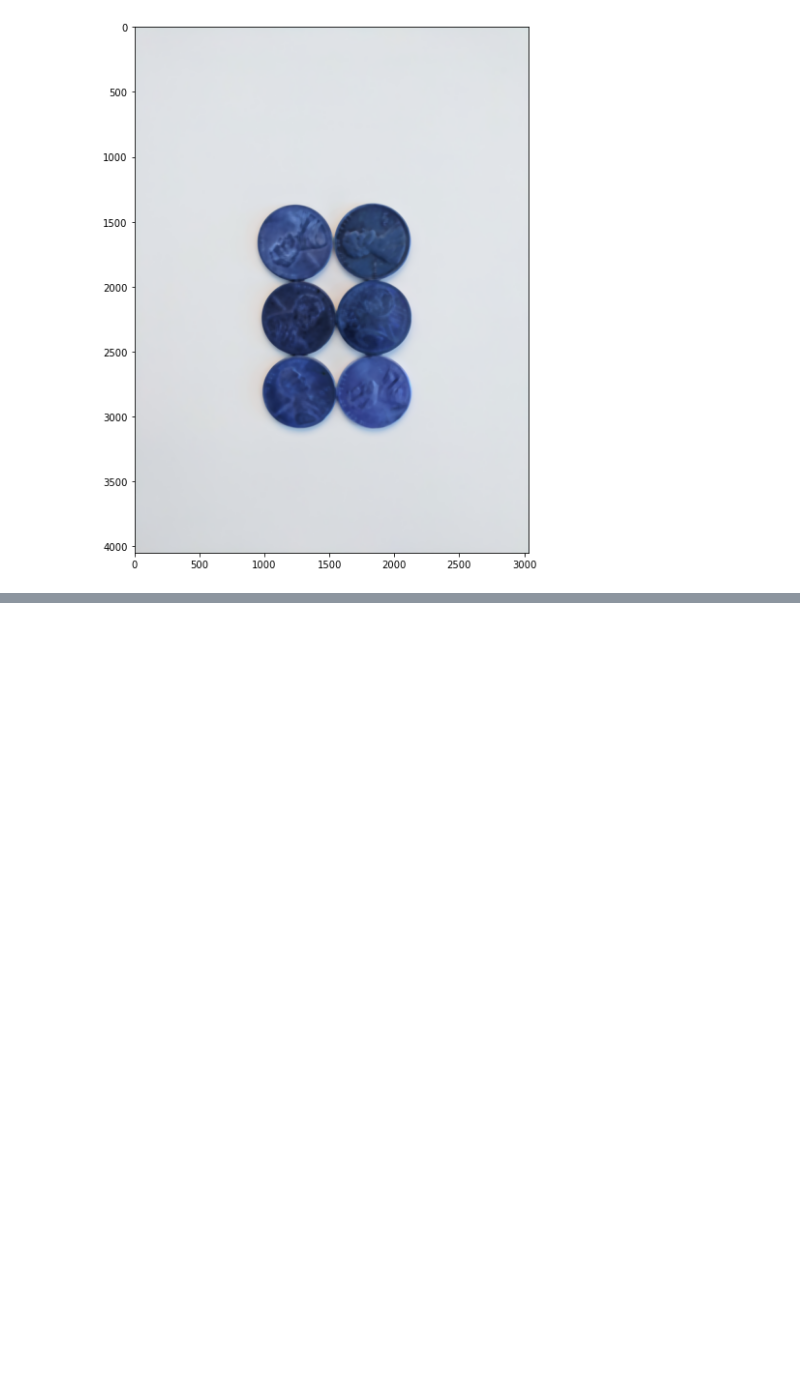
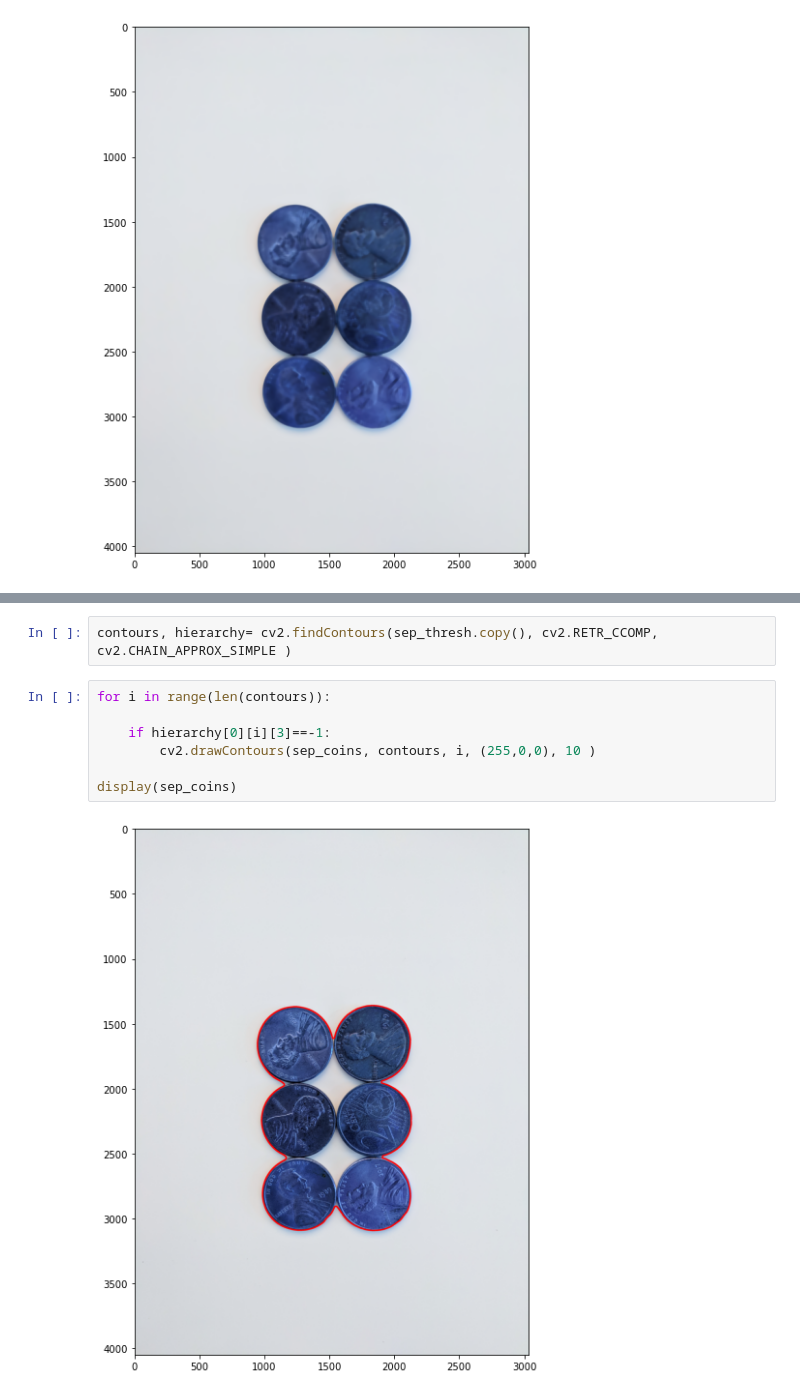
Before and after one commit to janezv/computerVision, a Jupyter notebook: ex6_ObjectDetection/50_Watershed_Algorithm.ipynb, the cells around one changed output, grey strips where cells are left out. Cells and saved outputs as stored; diff of their text form; blank space fills up the shorter version.

```diff
--- a/ex6_ObjectDetection/50_Watershed_Algorithm.ipynb
+++ b/ex6_ObjectDetection/50_Watershed_Algorithm.ipynb
@@ -21,0 +38,11 @@ display(sep_blur)
+# %%
+contours, hierarchy= cv2.findContours(sep_thresh.copy(), cv2.RETR_CCOMP, cv2.CHAIN_APPROX_SIMPLE )
+# %%
+for i in range(len(contours)):
+
+    if hierarchy[0][i][3]==-1:
+        cv2.drawContours(sep_coins, contours, i, (255,0,0), 10 )
+
+display(sep_coins)
+# %% [output]
+[figure, added]
```
Also changed, not shown: parts of 22 cells of this notebook, 1 other file.
